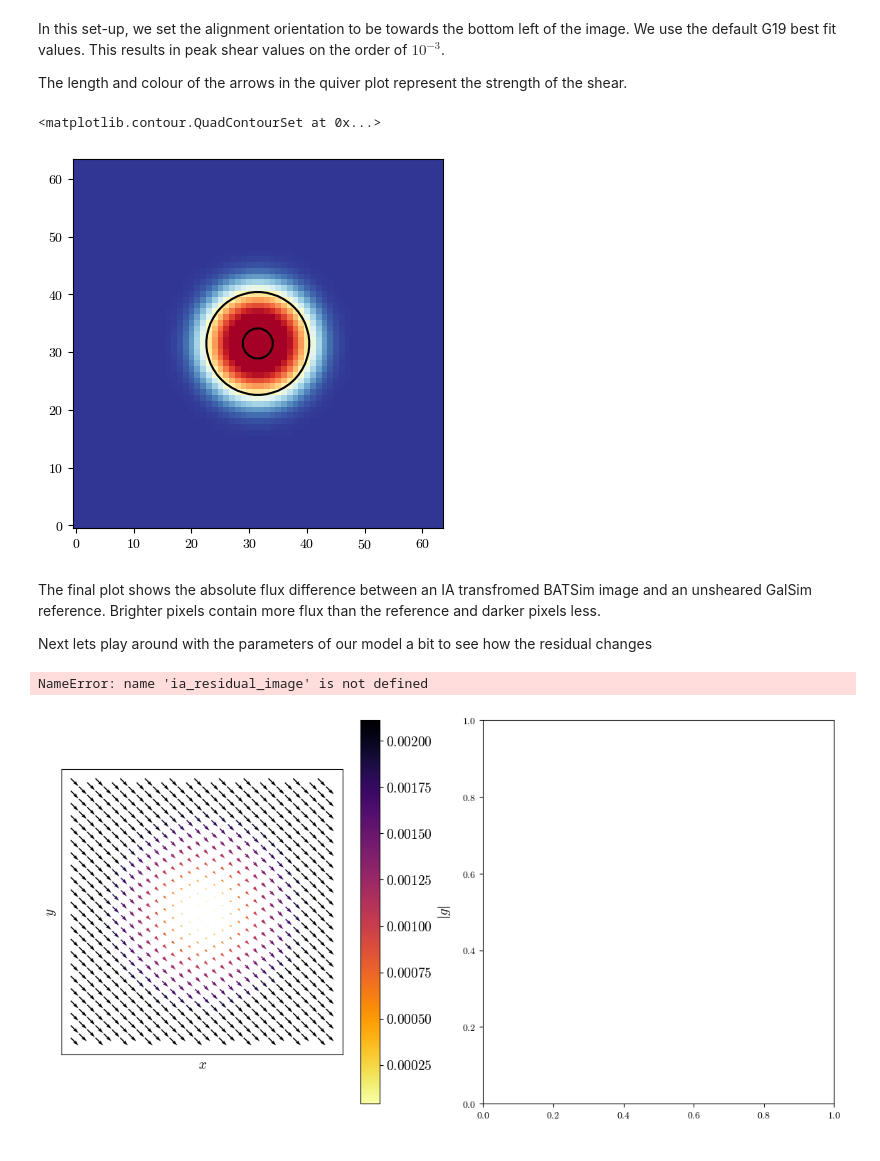
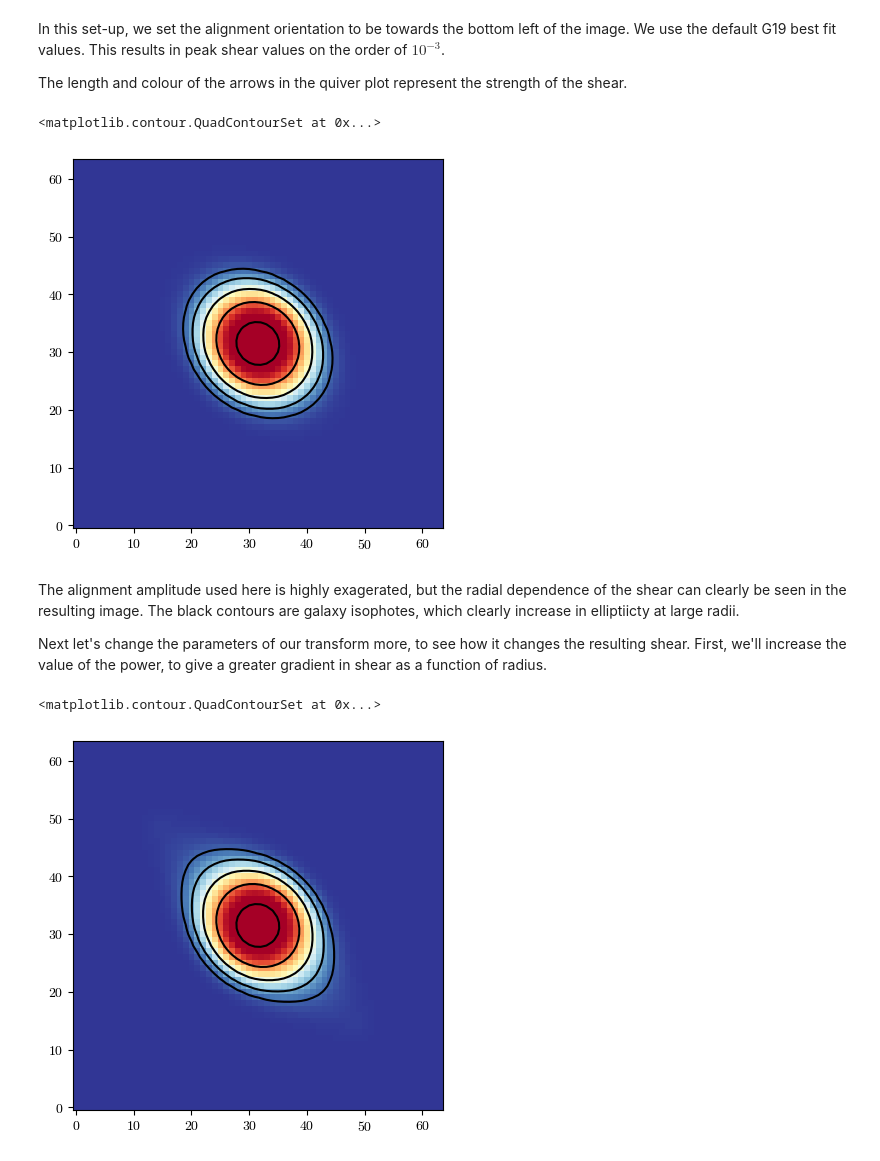
Before and after one commit to CMacM/BATSim, a Jupyter notebook: notebooks/examples/3_Intrinsic_Alignment/intrinsic_alignment_example.ipynb, the cells around one changed output. Cells and saved outputs as stored; diff of their text form; code cells hidden in the pictures.

Commit message:
Fixed unit test that had incorrect comparison. Finished example notebooks.

```diff
--- a/notebooks/examples/3_Intrinsic_Alignment/intrinsic_alignment_example.ipynb
+++ b/notebooks/examples/3_Intrinsic_Alignment/intrinsic_alignment_example.ipynb
@@ -155,68 +157,39 @@ gal_ia_image = batsim.simulate_galaxy(
 fig = batsim.pltutil.make_plot_image(gal_ia_image)
 
 # Plot isophotes
-contours = np.geomspace(0.001, 20, 6)
+contours = np.geomspace(0.0001, 1, 10)
 plt.contour(gal_ia_image, levels=contours, colors='black')
 # %% [output]
 <matplotlib.contour.QuadContourSet at 0x...>
-[figure, old version]
+[figure, new version]
 # %% [markdown]
-The final plot shows the absolute flux difference between an IA transfromed BATSim image and an unsheared GalSim reference. Brighter pixels contain more flux than the reference and darker pixels less.
+The alignment amplitude used here is highly exagerated, but the radial dependence of the shear can clearly be seen in the resulting image. The black contours are galaxy isophotes, which clearly increase in elliptiicty at large radii.
 
-Next lets play around with the parameters of our model a bit to see how the residual changes
+Next let's change the parameters of our transform more, to see how it changes the resulting shear. First, we'll increase the value of the power, to give a greater gradient in shear as a function of radius.
 # %%
-# Combine quiver and residual plots into a single figure
-fig, axs = plt.subplots(1, 2, figsize=(14, 7))
-# Quiver plot
-q = axs[0].quiver(
-    x[::step],
-    y[::step],
-    u[::step],
-    v[::step],
-    np.hypot(u[::step], v[::step]),
-    angles="xy",
-    scale_units="xy",
-    scale=0.004, # smaller scale produces longer arrows
-    width=0.004, # smaller width produces thinner arrows
-    cmap="inferno_r",
-    pivot="middle",
+# Define new IATransform with different model parameters
+ia_transform = batsim.IATransform(
+    A=popt[0]*100, # keep amplitude the same
+    beta=1.6, # increase power to give greater gradient in shear
+    scale=pix_scale,
+    hlr=hlr,
+    phi=np.radians(pos_angle)
 )
 
-axs[0].set_aspect("equal")
-axs[0].set_xlabel(r"$x$", fontsize=14)
-axs[0].set_ylabel(r"$y$", fontsize=14)
-axs[0].set_xticks([])
-axs[0].set_yticks([])
-cb = fig.colorbar(q, ax=axs[0], label=r"$|g|$")
-cb.set_label(r"$|g|$", fontsize=14)
-cb.ax.tick_params(labelsize=14)
+# Simulate galaxy image with IA transform using BATSim
+gal_ia_image = batsim.simulate_galaxy(
+    gal_obj=gal,
+    transform_obj=ia_transform,
+    scale=pix_scale,
+    ngrid=npix
+)
 
-# Residual plot
-axs[1].imshow(ia_residual_image, origin='lower', cmap='viridis', extent=[-npix/2*pix_scale, npix/2*pix_scale, -npix/2*pix_scale, npix/2*pix_scale])
-axs[1].set_xticks([])
-axs[1].set_yticks([])
-axs[1].set_xlabel(r"$x$", fontsize=14)
-axs[1].set_ylabel(r"$y$", fontsize=14)
-cb = fig.colorbar(axs[1].imshow(ia_residual_image, origin='lower', cmap='viridis', extent=[-npix/2*pix_scale, npix/2*pix_scale, -npix/2*pix_scale, npix/2*pix_scale]), ax=axs[1], label=r"Residual")
-cb.set_label(r"Residual", fontsize=14)
-cb.ax.tick_params(labelsize=14)
+# Call batsim plotting utilities to make nicely normalised plot
+fig = batsim.pltutil.make_plot_image(gal_ia_image)
 
-phi = np.deg2rad(pos_angle)
-length = 2.0
-dx = length * np.cos(phi)
-dy = length * np.sin(phi)
-
-axs[1].plot(
-    [-dx, dx],
-    [-dy, dy],
-    "r--",
-    label=r"Input alignment axis $\phi$",
-)
-axs[1].legend(fontsize=14)
-
-plt.tight_layout()
-plt.savefig('IA_model_G19_quiver_residual.pdf', dpi=300, bbox_inches='tight')
-plt.show()
+# Plot isophotes
+contours = np.geomspace(0.0001, 1, 10)
+plt.contour(gal_ia_image, levels=contours, colors='black')
 # %% [output]
-NameError: name 'ia_residual_image' is not defined
+<matplotlib.contour.QuadContourSet at 0x...>
-[figure, old version]
+[figure, new version]
```
Also changed, not shown: parts of 3 cells of this notebook, 11 other files.
